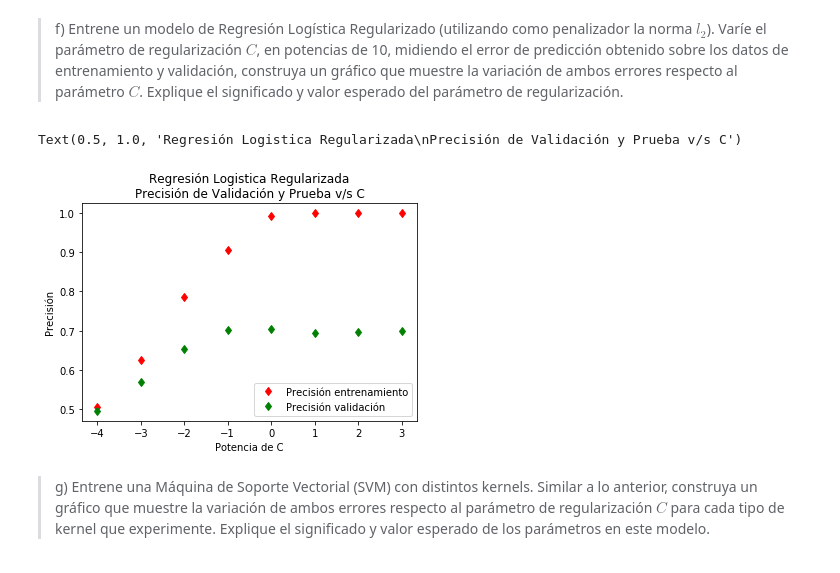
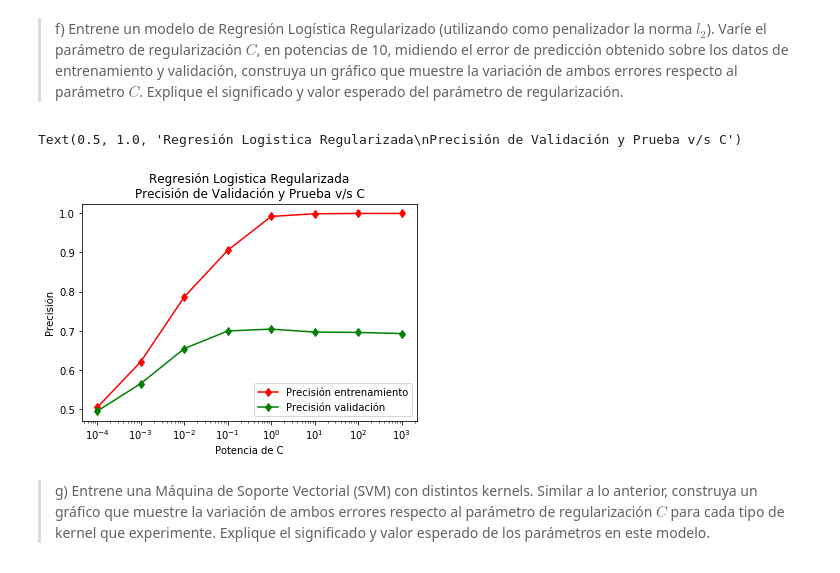
Before and after one commit to godinezseba/Tarea-2-MachineLearning, a Jupyter notebook: Sección 1/Sección 1.ipynb, the cells around one changed output. Drawn from its saved outputs; the diff is of its cells as text; code cells hidden in the pictures.

```diff
--- a/Sección 1/Sección 1.ipynb
+++ b/Sección 1/Sección 1.ipynb
@@ -240,33 +256,34 @@ Se observa que no es linealmente separable, saludos.
 # %%
 from sklearn.linear_model import LogisticRegression
 
 def do_LOGIT(x,y,xv,yv, param):
     #print("Param C= ",param)
     model= LogisticRegression(penalty='l2', solver='saga')
     model.set_params(C=param)
     model.fit(x,y)
     train_acc = model.score(x,y)
     test_acc = model.score(xv,yv)
     return model, train_acc, test_acc
 
 Cs = [10**int(i) for i in np.arange(-4,4)]
 
 trains_acc = list()
 tests_acc = list()
 for c in Cs:
     _, train_acc, test_acc = do_LOGIT(features_train,labels_train,features_val,labels_val, param= c)
     trains_acc.append(train_acc)
     tests_acc.append(test_acc)
 
-plt.plot(np.arange(-4,4), trains_acc, 'rd', label="Precisión entrenamiento")
-plt.plot(np.arange(-4,4), tests_acc, 'gd', label="Precisión validación")
+plt.plot(Cs, trains_acc, 'rd-', label="Precisión entrenamiento")
+plt.plot(Cs, tests_acc, 'gd-', label="Precisión validación")
 plt.legend(loc='best')
 plt.xlabel("Potencia de C")
 plt.ylabel("Precisión")
+plt.xscale('log',basex=10)
 plt.title("Regresión Logistica Regularizada\nPrecisión de Validación y Prueba v/s C")
 # %% [output]
 Text(0.5, 1.0, 'Regresión Logistica Regularizada\nPrecisión de Validación y Prueba v/s C')
-[figure, old version]
+[figure, new version]
 # %% [markdown]
 > g) Entrene una Máquina de Soporte Vectorial (SVM) con distintos kernels. Similar a lo anterior, construya un gráfico que muestre la variación de ambos errores respecto al parámetro de regularización $C$ para cada tipo de kernel que experimente. Explique el significado y valor esperado de los parámetros en este modelo.
 # %%
```
Also changed, not shown: parts of 7 cells of this notebook.
